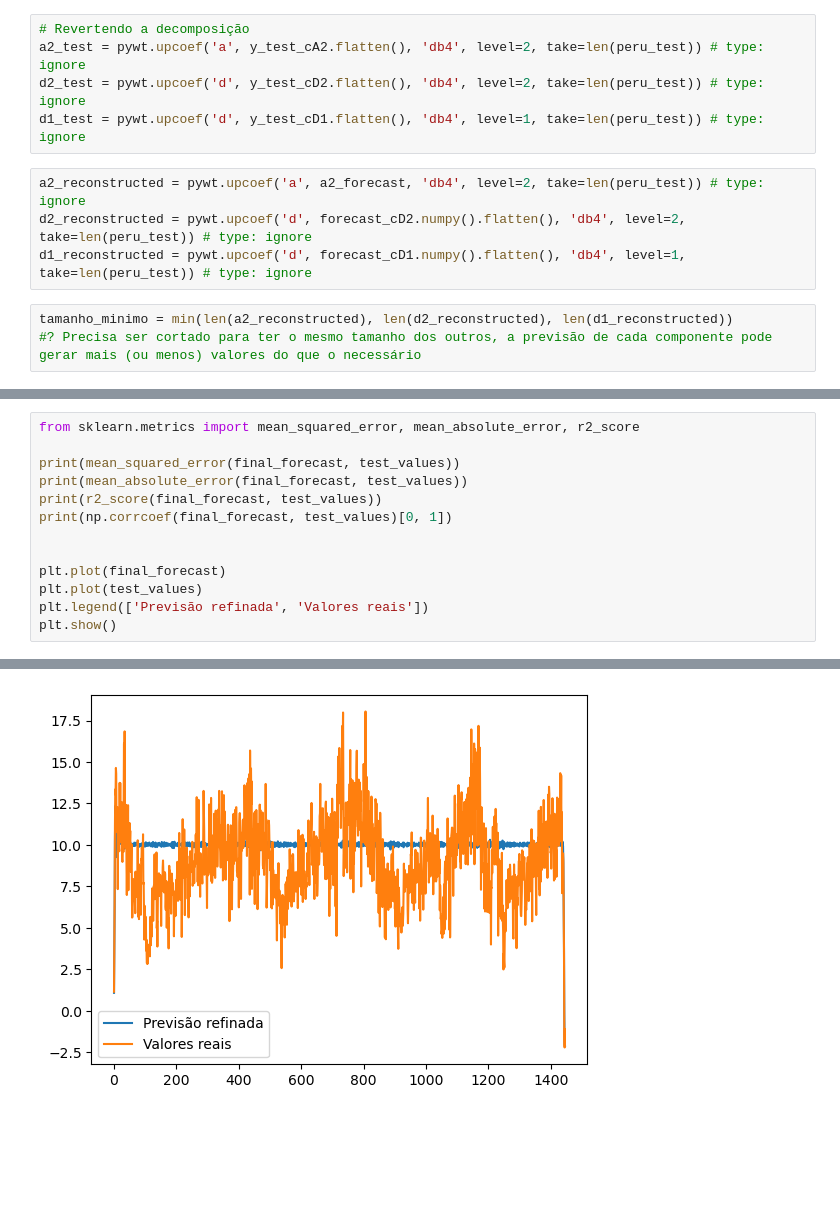
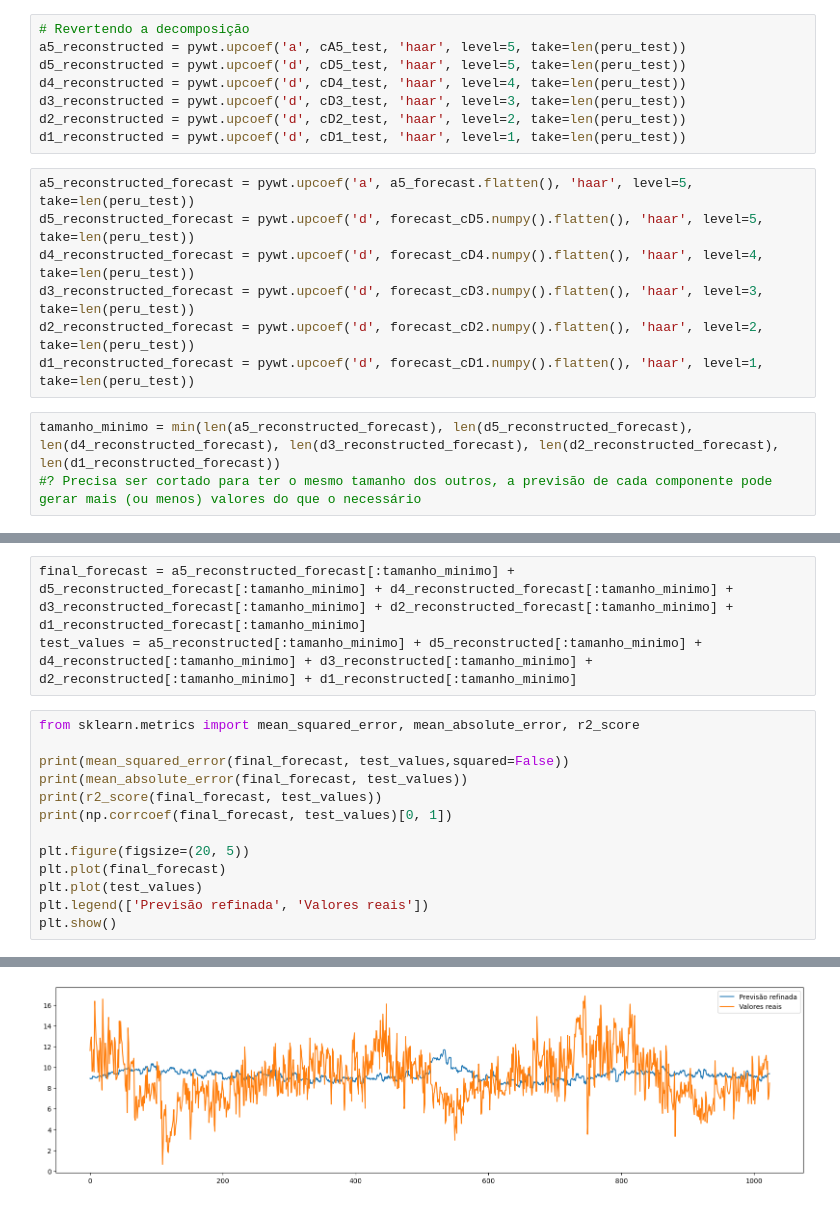
Before and after one commit to JeanArthurCostaDias/Hybrid-Structure-Forecasting, a Jupyter notebook: main.ipynb, the cells around one changed output, grey strips where cells are left out. Saved outputs shown, nothing was run; the diff lists cells and outputs as text; blank space fills up the shorter version.

```diff
--- a/main.ipynb
+++ b/main.ipynb
@@ -148,13 +224,19 @@ Name: cD1, dtype: float64
 # %%
 # Revertendo a decomposição
-a2_test = pywt.upcoef('a', y_test_cA2.flatten(), 'db4', level=2, take=len(peru_test)) # type: ignore
-d2_test = pywt.upcoef('d', y_test_cD2.flatten(), 'db4', level=2, take=len(peru_test)) # type: ignore
-d1_test = pywt.upcoef('d', y_test_cD1.flatten(), 'db4', level=1, take=len(peru_test)) # type: ignore
+a5_reconstructed = pywt.upcoef('a', cA5_test, 'haar', level=5, take=len(peru_test))
+d5_reconstructed = pywt.upcoef('d', cD5_test, 'haar', level=5, take=len(peru_test))
+d4_reconstructed = pywt.upcoef('d', cD4_test, 'haar', level=4, take=len(peru_test))
+d3_reconstructed = pywt.upcoef('d', cD3_test, 'haar', level=3, take=len(peru_test))
+d2_reconstructed = pywt.upcoef('d', cD2_test, 'haar', level=2, take=len(peru_test))
+d1_reconstructed = pywt.upcoef('d', cD1_test, 'haar', level=1, take=len(peru_test))
 # %%
-a2_reconstructed = pywt.upcoef('a', a2_forecast, 'db4', level=2, take=len(peru_test)) # type: ignore
-d2_reconstructed = pywt.upcoef('d', forecast_cD2.numpy().flatten(), 'db4', level=2, take=len(peru_test)) # type: ignore
-d1_reconstructed = pywt.upcoef('d', forecast_cD1.numpy().flatten(), 'db4', level=1, take=len(peru_test)) # type: ignore
+a5_reconstructed_forecast = pywt.upcoef('a', a5_forecast.flatten(), 'haar', level=5, take=len(peru_test))
+d5_reconstructed_forecast = pywt.upcoef('d', forecast_cD5.numpy().flatten(), 'haar', level=5, take=len(peru_test))
+d4_reconstructed_forecast = pywt.upcoef('d', forecast_cD4.numpy().flatten(), 'haar', level=4, take=len(peru_test))
+d3_reconstructed_forecast = pywt.upcoef('d', forecast_cD3.numpy().flatten(), 'haar', level=3, take=len(peru_test))
+d2_reconstructed_forecast = pywt.upcoef('d', forecast_cD2.numpy().flatten(), 'haar', level=2, take=len(peru_test))
+d1_reconstructed_forecast = pywt.upcoef('d', forecast_cD1.numpy().flatten(), 'haar', level=1, take=len(peru_test))
 # %%
-tamanho_minimo = min(len(a2_reconstructed), len(d2_reconstructed), len(d1_reconstructed))
+tamanho_minimo = min(len(a5_reconstructed_forecast), len(d5_reconstructed_forecast), len(d4_reconstructed_forecast), len(d3_reconstructed_forecast), len(d2_reconstructed_forecast), len(d1_reconstructed_forecast))
 #? Precisa ser cortado para ter o mesmo tamanho dos outros, a previsão de cada componente pode gerar mais (ou menos) valores do que o necessário
 # %%
@@ -195,12 +279,15 @@ test_values = a2_test[:tamanho_minimo] + d2_test[:tamanho_minimo] + d1_test[:tam
+# %%
+final_forecast = a5_reconstructed_forecast[:tamanho_minimo] + d5_reconstructed_forecast[:tamanho_minimo] + d4_reconstructed_forecast[:tamanho_minimo] + d3_reconstructed_forecast[:tamanho_minimo] + d2_reconstructed_forecast[:tamanho_minimo] + d1_reconstructed_forecast[:tamanho_minimo]
+test_values = a5_reconstructed[:tamanho_minimo] + d5_reconstructed[:tamanho_minimo] + d4_reconstructed[:tamanho_minimo] + d3_reconstructed[:tamanho_minimo] + d2_reconstructed[:tamanho_minimo] + d1_reconstructed[:tamanho_minimo]
 # %%
 from sklearn.metrics import mean_squared_error, mean_absolute_error, r2_score
 
-print(mean_squared_error(final_forecast, test_values))
+print(mean_squared_error(final_forecast, test_values,squared=False))
 print(mean_absolute_error(final_forecast, test_values))
 print(r2_score(final_forecast, test_values))
 print(np.corrcoef(final_forecast, test_values)[0, 1])
 
-
+plt.figure(figsize=(20, 5))
 plt.plot(final_forecast)
 plt.plot(test_values)
 plt.legend(['Previsão refinada', 'Valores reais'])
@@ -213 +300 @@ plt.show()
-[figure, old version]
+[figure, new version]
```
Also changed, not shown: parts of 13 cells of this notebook.
